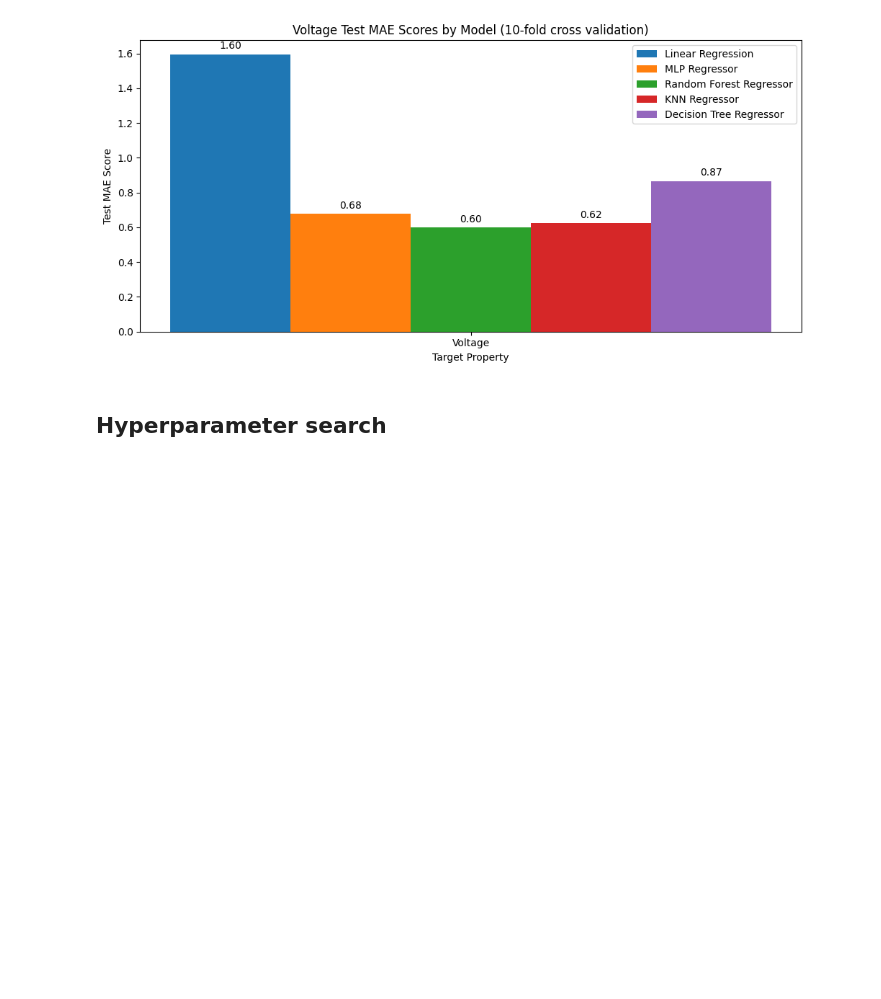
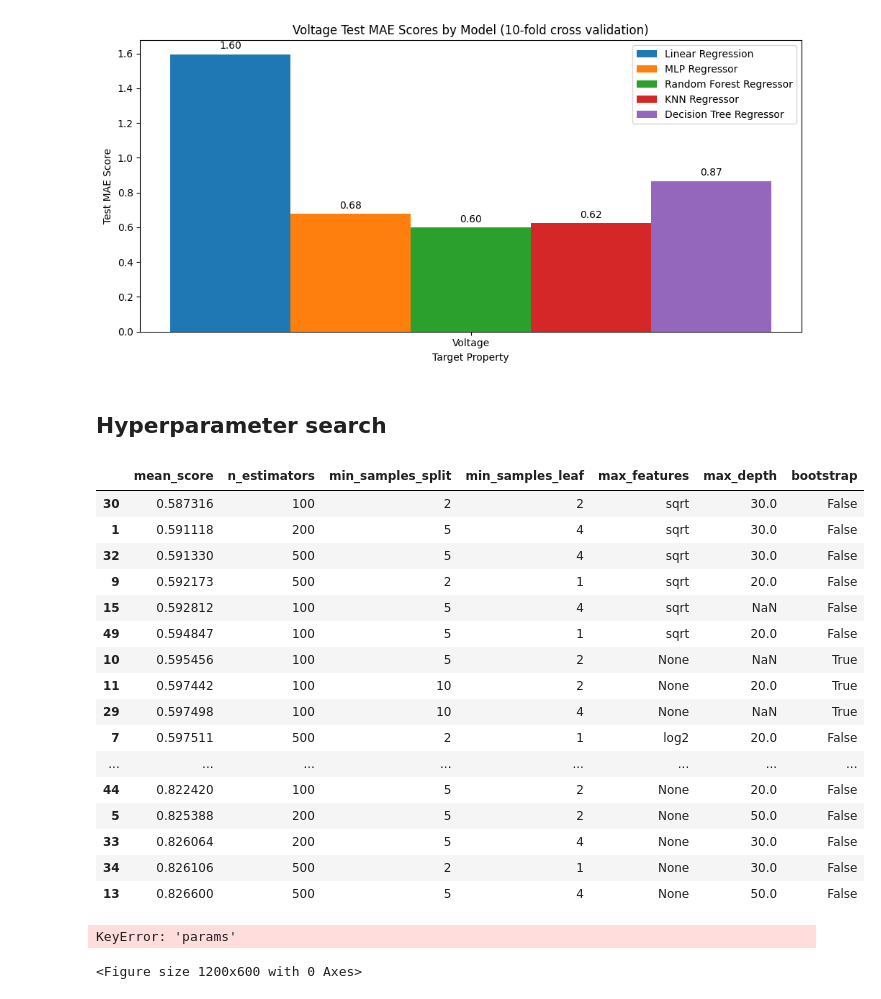
Before and after one commit to mrigi-munjal/electrochemicalpredictor, a Jupyter notebook: creating_GNN.ipynb, the cells around one changed output. Cells and saved outputs as stored; diff of their text form; code cells hidden in the pictures; blank space fills up the shorter version.

Commit message:
adding/ran GNN embedding hyperparameter search

```diff
--- a/creating_GNN.ipynb
+++ b/creating_GNN.ipynb
@@ -396,0 +404,24 @@ valid_target_properties.append(target_property)
+# %%
+## running the hyperparameter search
+## took 62 minutes
+
+
+from sklearn.model_selection import ParameterSampler
+from tqdm import tqdm
+param_list = list(ParameterSampler(param_dist, n_iter=50, random_state=42))
+results = []
+
+for params in tqdm(param_list):
+    model = RandomForestRegressor(**params, random_state=42, n_jobs=-1)
+    scores = []
+    for train_idx, val_idx in kf.split(X):  # manually perform CV
+        model.fit(X[train_idx], y[train_idx])
+        y_pred = model.predict(X[val_idx])
+        mse = mean_absolute_error(y[val_idx], y_pred)
+        scores.append(mse)
+    results.append((params, np.mean(scores)))
+# %%
+results_df = pd.DataFrame(results, columns=['params', 'mean_score'])
+
+params_df = pd.json_normalize(results_df['params'])
+results_df = pd.concat([results_df.drop('params', axis=1), params_df], axis=1)
@@ -396,0 +430,40 @@ valid_target_properties.append(target_property)
+# %%
+results_df
+# %% [output]
+|  | mean_score | n_estimators | min_samples_split | min_samples_leaf | max_features | max_depth | bootstrap |
+| 30 | 0.587316 | 100 | 2 | 2 | sqrt | 30.0 | False |
+| 1 | 0.591118 | 200 | 5 | 4 | sqrt | 30.0 | False |
+| 32 | 0.591330 | 500 | 5 | 4 | sqrt | 30.0 | False |
+| 9 | 0.592173 | 500 | 2 | 1 | sqrt | 20.0 | False |
+| 15 | 0.592812 | 100 | 5 | 4 | sqrt | NaN | False |
+| 49 | 0.594847 | 100 | 5 | 1 | sqrt | 20.0 | False |
+| 10 | 0.595456 | 100 | 5 | 2 | None | NaN | True |
+| 11 | 0.597442 | 100 | 10 | 2 | None | 20.0 | True |
+| 29 | 0.597498 | 100 | 10 | 4 | None | NaN | True |
+| 7 | 0.597511 | 500 | 2 | 1 | log2 | 20.0 | False |
+| ... | ... | ... | ... | ... | ... | ... | ... |
+| 44 | 0.822420 | 100 | 5 | 2 | None | 20.0 | False |
+| 5 | 0.825388 | 200 | 5 | 2 | None | 50.0 | False |
+| 33 | 0.826064 | 200 | 5 | 4 | None | 30.0 | False |
+| 34 | 0.826106 | 500 | 2 | 1 | None | 30.0 | False |
+| 13 | 0.826600 | 500 | 5 | 4 | None | 50.0 | False |
+# %%
+import seaborn as sns
+import matplotlib.pyplot as plt
+
+top_n = 10
+
+# Sort by lowest MSE
+results_df = results_df.sort_values('mean_score')
+
+# Create a bar plot for the top N models based on MSE
+plt.figure(figsize=(12, 6))
+sns.barplot(x='mean_score', y=results_df['params'].astype(str)[:top_n])
+plt.xlabel("Mean MAE")
+plt.ylabel("Hyperparameter Combination")
+plt.title(f"Top {top_n} Random Forest Regressor Models")
+plt.tight_layout()
+plt.show()
+# %% [output]
+KeyError: 'params'
+<Figure size 1200x600 with 0 Axes>
```
Also changed, not shown: parts of 9 cells of this notebook, 1 other file.
